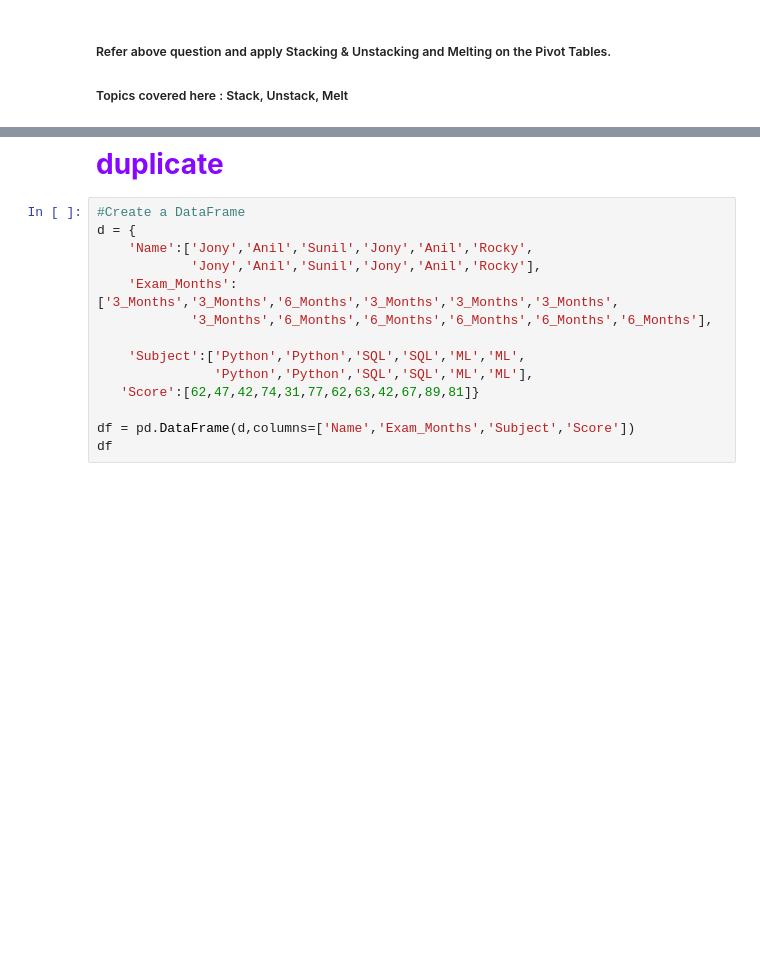
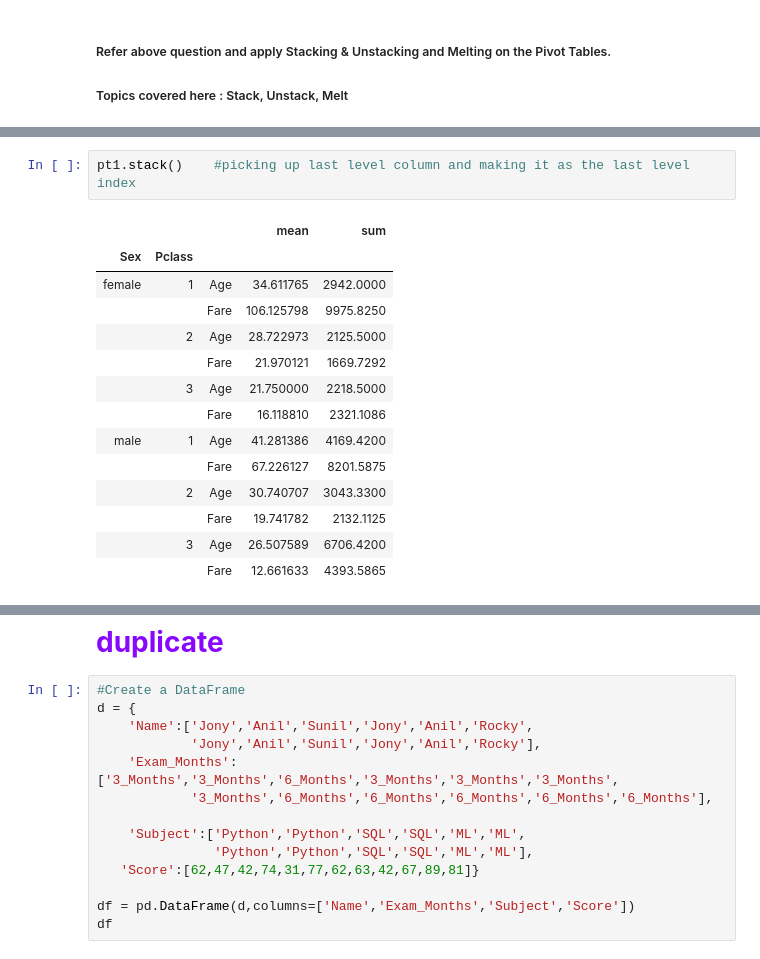
Before and after one commit to aritradutta002/Numpy_Pandas_Visualisations, a Jupyter notebook: LI-day2.ipynb, the cells around one changed output, grey strips where cells are left out. Cells and saved outputs as stored; diff of their text form; blank space fills up the shorter version.

```diff
--- a/LI-day2.ipynb
+++ b/LI-day2.ipynb
@@ -683,0 +861,17 @@ pd.pivot_table(df, index=['Name','Subject'], aggfunc='sum')
+# %%
+pt1.stack()    #picking up last level column and making it as the last level index
+# %% [output]
+|  |  |  | mean | sum |
+| Sex | Pclass |  |  |  |
+| female | 1 | Age | 34.611765 | 2942.0000 |
+|  |  | Fare | 106.125798 | 9975.8250 |
+|  | 2 | Age | 28.722973 | 2125.5000 |
+|  |  | Fare | 21.970121 | 1669.7292 |
+|  | 3 | Age | 21.750000 | 2218.5000 |
+|  |  | Fare | 16.118810 | 2321.1086 |
+| male | 1 | Age | 41.281386 | 4169.4200 |
+|  |  | Fare | 67.226127 | 8201.5875 |
+|  | 2 | Age | 30.740707 | 3043.3300 |
+|  |  | Fare | 19.741782 | 2132.1125 |
+|  | 3 | Age | 26.507589 | 6706.4200 |
+|  |  | Fare | 12.661633 | 4393.5865 |
```
Also changed, not shown: parts of 31 cells of this notebook.
